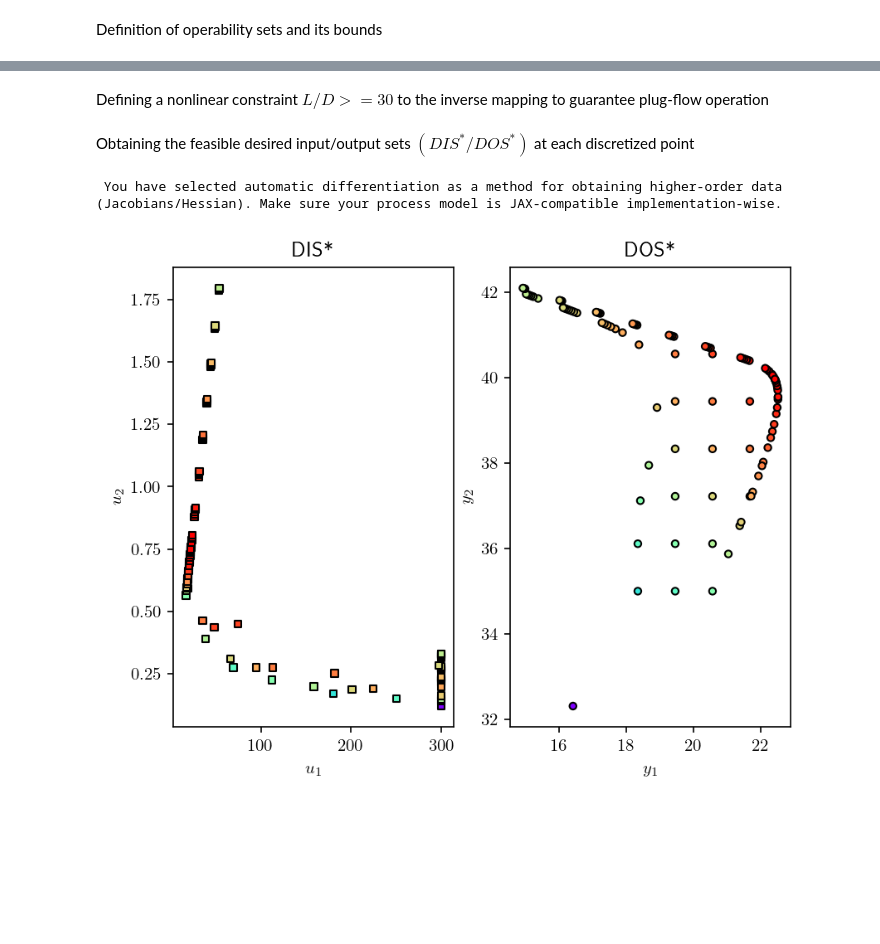
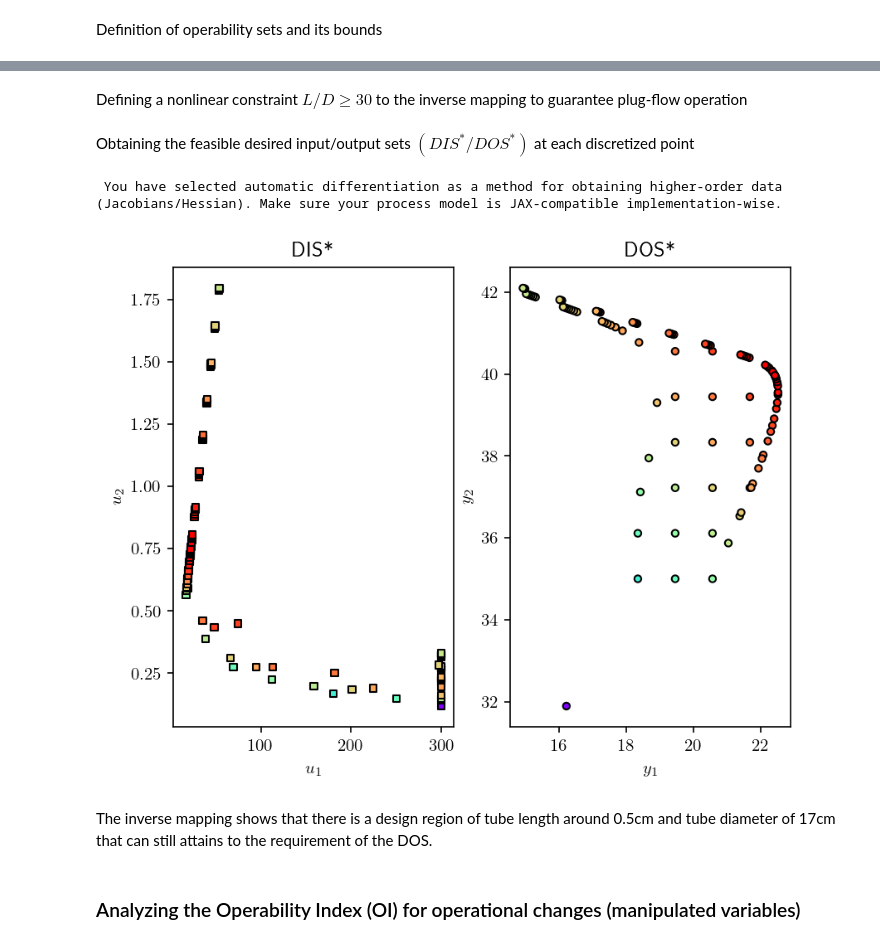
Before and after one commit to CODES-group/opyrability, a Jupyter notebook: docs/examples_gallery/membrane_reactor.ipynb, the cells around one changed output, grey strips where cells are left out. Cells and saved outputs as stored; diff of their text form; code cells hidden in the pictures; blank space fills up the shorter version.

```diff
--- a/docs/examples_gallery/membrane_reactor.ipynb
+++ b/docs/examples_gallery/membrane_reactor.ipynb
@@ -52,7 +52,7 @@ F_He = Ps * v_He / (R * T)  # Sweep gas molar flowrate [mol/h]
 # %% [markdown]
 Defining the DMA-MR Model equations (mol balances), compatible with Google's JAX:
 # %%
-def dma_mr(F, z, dt):
+def dma_mr_model(F, z, dt):
 
     At = 0.25 * np.pi * (dt ** 2)  # Cross sectional area[cm³]
 
@@ -141,7 +143,7 @@ def dma_mr_design(u):
 
     # Integration of mol balances using Jax's Dormand Prince
     z = np.linspace(0, L, 2000)
-    F = odeint(dma_mr_jax, y0, z, dt, rtol=rtol, atol=atol)
+    F = odeint(dma_mr_model, y0, z, dt, rtol=rtol, atol=atol)
 
     # Calculating outputs (AOS/DOS) from states.
     F_C6H6 = ((F[-1, 3] * 1000) * MM_B)
@@ -160,7 +162,7 @@ DOS_bounds = np.array([[15,25],
                        [35,45]])
 
 # Discretization Grid - 10x10 grid for DOS.
-DOS_resolution =  [5, 5]
+DOS_resolution =  [10, 10]
 
 # Lower and upper bounds of AIS design variables.
 lb = np.array([10,  0.1])
@@ -173,7 +173,7 @@ WARNING:absl:No GPU/TPU found, falling back to CPU. (Set TF_CPP_MIN_LOG_LEVEL=0
 # %%
 import time
 # %% [markdown]
-Defining a nonlinear constraint $L/D >= 30 $ to the inverse mapping to guarantee
+Defining a nonlinear constraint $L/D \geq 30 $ to the inverse mapping to guarantee
 plug-flow operation
 # %%
 # Plug-flow constraint definition: Length/Diameter >= 30.
@@ -185,21 +185,26 @@ con= {'type': 'ineq', 'fun': plug_flow}
 Obtaining the feasible desired input/output sets $(DIS^*/DOS^*)$ at each discretized point
 # %%
 # Model assignment: Design Problem - Inverse mapping
-model          = dma_mr_design
+# model          = dma_mr_design
 # Obtain inverse mapping.
 t = time.time()
 fDIS, fDOS, convergence = nlp_based_approach(DOS_bounds,
                                              DOS_resolution,
-                                             model,
+                                             dma_mr_design,
                                              u0,
                                              lb,
                                              ub,
                                              constr=(con),
                                              method='ipopt',
                                              plot=True,
                                              ad=True,
                                              warmstart=True)
 elapsed = time.time() - t
 # %% [output]
  You have selected automatic differentiation as a method for obtaining higher-order data (Jacobians/Hessian). Make sure your process model is JAX-compatible implementation-wise.
-[figure, old version]
+[figure, new version]
+# %% [markdown]
+The inverse mapping shows that there is a design region of tube length around  0.5cm and tube
+diameter of 17cm that can still attains to the requirement of the DOS.
+# %% [markdown]
+### Analyzing the Operability Index (OI) for operational changes (manipulated variables)
```
Also changed, not shown: parts of 3 cells of this notebook.
